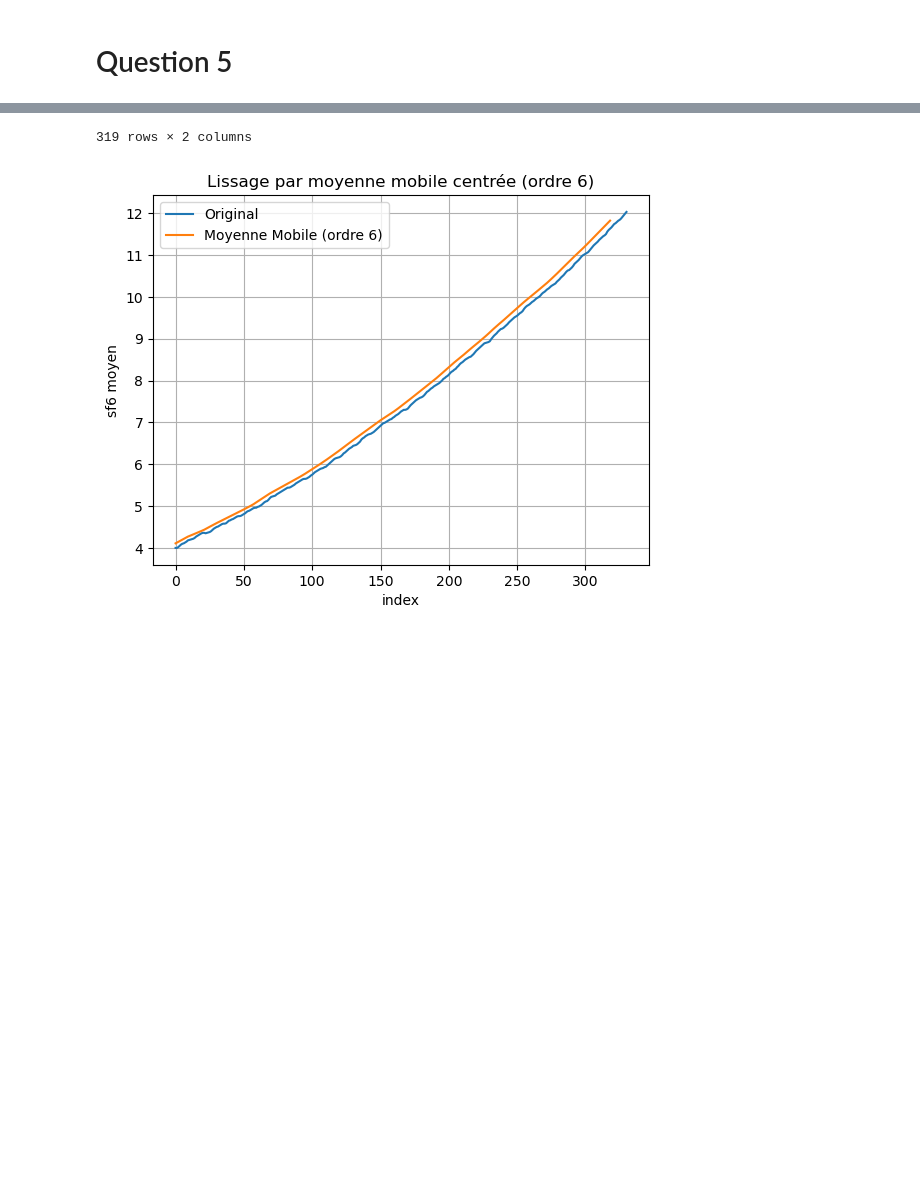
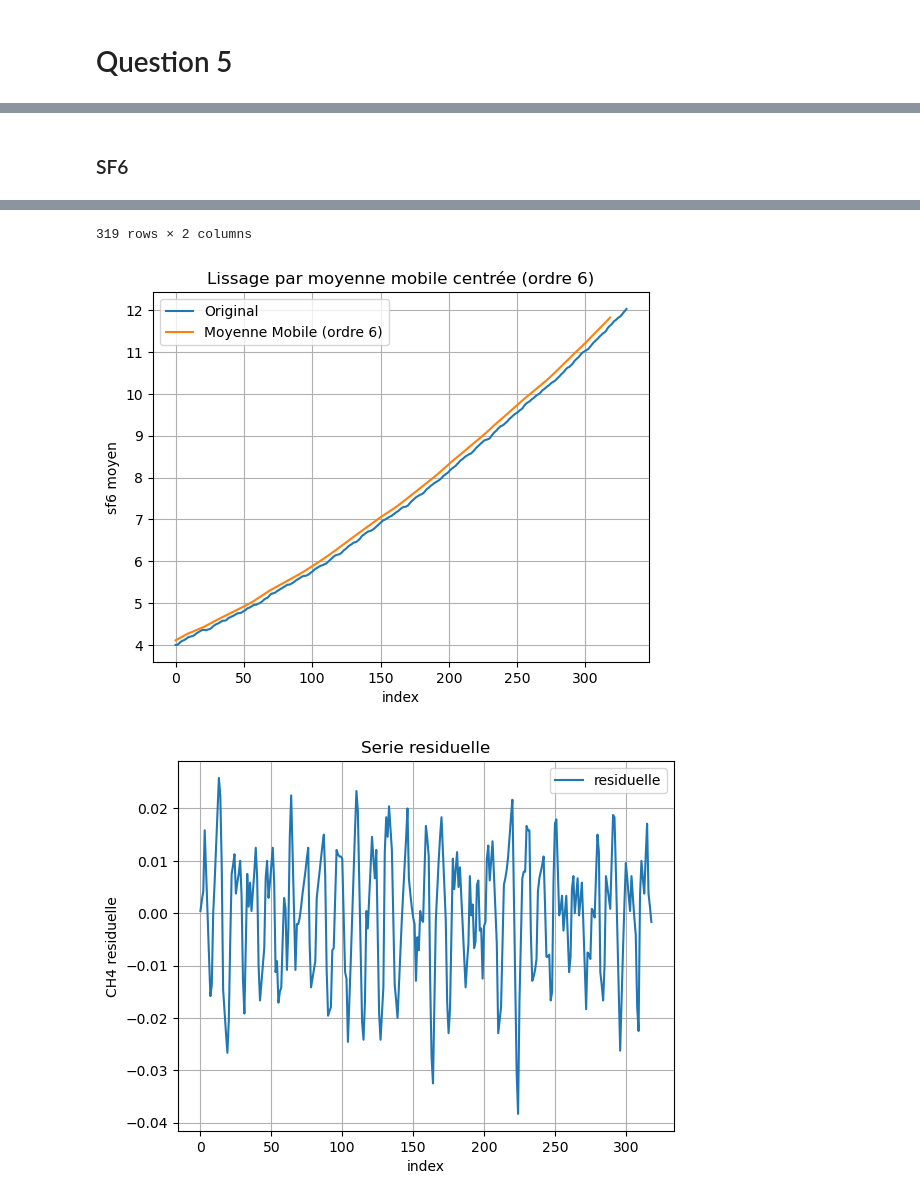
Before and after one commit to AxelGiovannai/Stat_Project, a Jupyter notebook: notebook1.ipynb, the cells around one changed output, grey strips where cells are left out. Drawn from its saved outputs; the diff is of its cells as text; code cells hidden in the pictures; blank space fills up the shorter version.

```diff
--- a/notebook1.ipynb
+++ b/notebook1.ipynb
@@ -152,19 +196,24 @@ Il n'est pas possible de la faire sur les 6 premieres valeurs et les 6 dernieres
+# %% [markdown]
+### SF6
 # %%
 df_smoothed_sf6 = moyenne_mobile_ordre_6(df_sf6)
 display(df_smoothed_sf6)
 affichage_moyenne_mobile_ordre_6(df_sf6,df_smoothed_sf6,"sf6")
+df_residual_sf6 = serie_residuelle_vector(df_sf6,df_smoothed_sf6,6)
+affichage_serie_residuelle(df_residual_sf6,"CH4")
 # %% [output]
 |  | month | average_smoothed |
 | 0 | 1 | 4.109583 |
 | 1 | 2 | 4.127500 |
 | 2 | 3 | 4.145833 |
 | 3 | 4 | 4.164167 |
 | 4 | 5 | 4.182083 |
 | ... | ... | ... |
 | 314 | 3 | 11.689167 |
 | 315 | 4 | 11.722917 |
 | 316 | 5 | 11.756250 |
 | 317 | 6 | 11.788750 |
 | 318 | 7 | 11.821667 |
 319 rows × 2 columns
 [figure]
+[figure, added]
```
Also changed, not shown: parts of 16 cells of this notebook.
